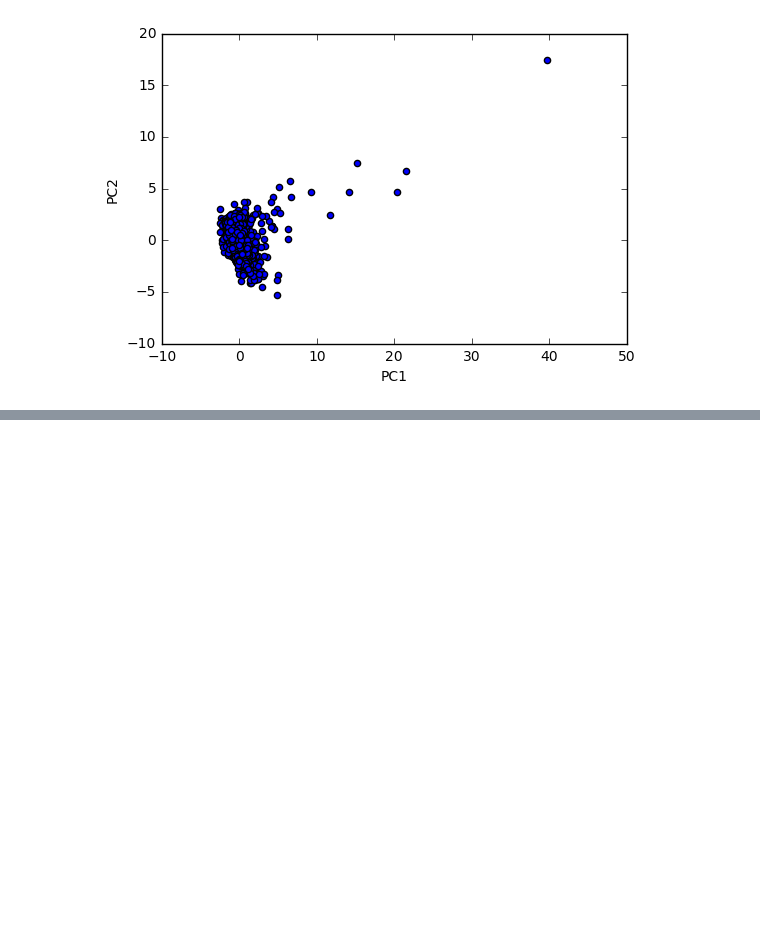
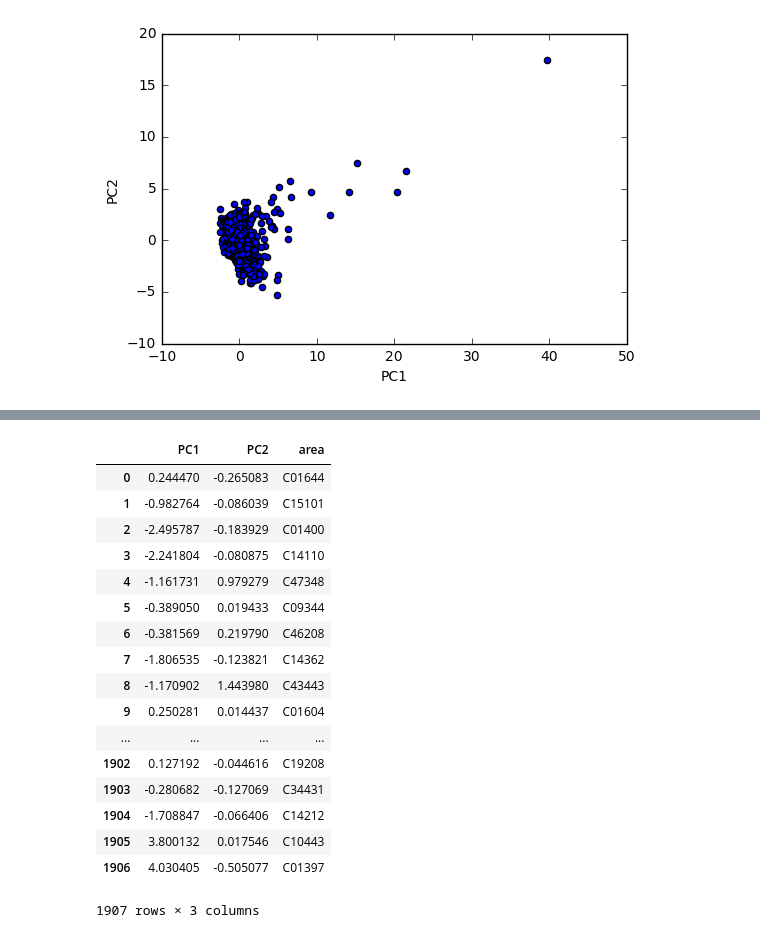
Before and after one commit to dogrunjp/lod-notebook, a Jupyter notebook: clustering.ipynb, the cells around one changed output, grey strips where cells are left out. Cells and saved outputs as stored; diff of their text form; code cells hidden in the pictures; blank space fills up the shorter version.

```diff
--- a/clustering.ipynb
+++ b/clustering.ipynb
@@ -289,2 +246,23 @@ pl.scatter(pca11['PC1'], pca11['PC2'], color='darkslategray')
+# %%
+pca_mce
+# %% [output]
+|  | PC1 | PC2 | area |
+| 0 | 0.244470 | -0.265083 | C01644 |
+| 1 | -0.982764 | -0.086039 | C15101 |
+| 2 | -2.495787 | -0.183929 | C01400 |
+| 3 | -2.241804 | -0.080875 | C14110 |
+| 4 | -1.161731 | 0.979279 | C47348 |
+| 5 | -0.389050 | 0.019433 | C09344 |
+| 6 | -0.381569 | 0.219790 | C46208 |
+| 7 | -1.806535 | -0.123821 | C14362 |
+| 8 | -1.170902 | 1.443980 | C43443 |
+| 9 | 0.250281 | 0.014437 | C01604 |
+| ... | ... | ... | ... |
+| 1902 | 0.127192 | -0.044616 | C19208 |
+| 1903 | -0.280682 | -0.127069 | C34431 |
+| 1904 | -1.708847 | -0.066406 | C14212 |
+| 1905 | 3.800132 | 0.017546 | C10443 |
+| 1906 | 4.030405 | -0.505077 | C01397 |
+1907 rows × 3 columns
 # %%
 # 測度をカテゴリに分けて解析したDataFrameを保存
```
Also changed, not shown: parts of 10 cells of this notebook, 9 other files.
